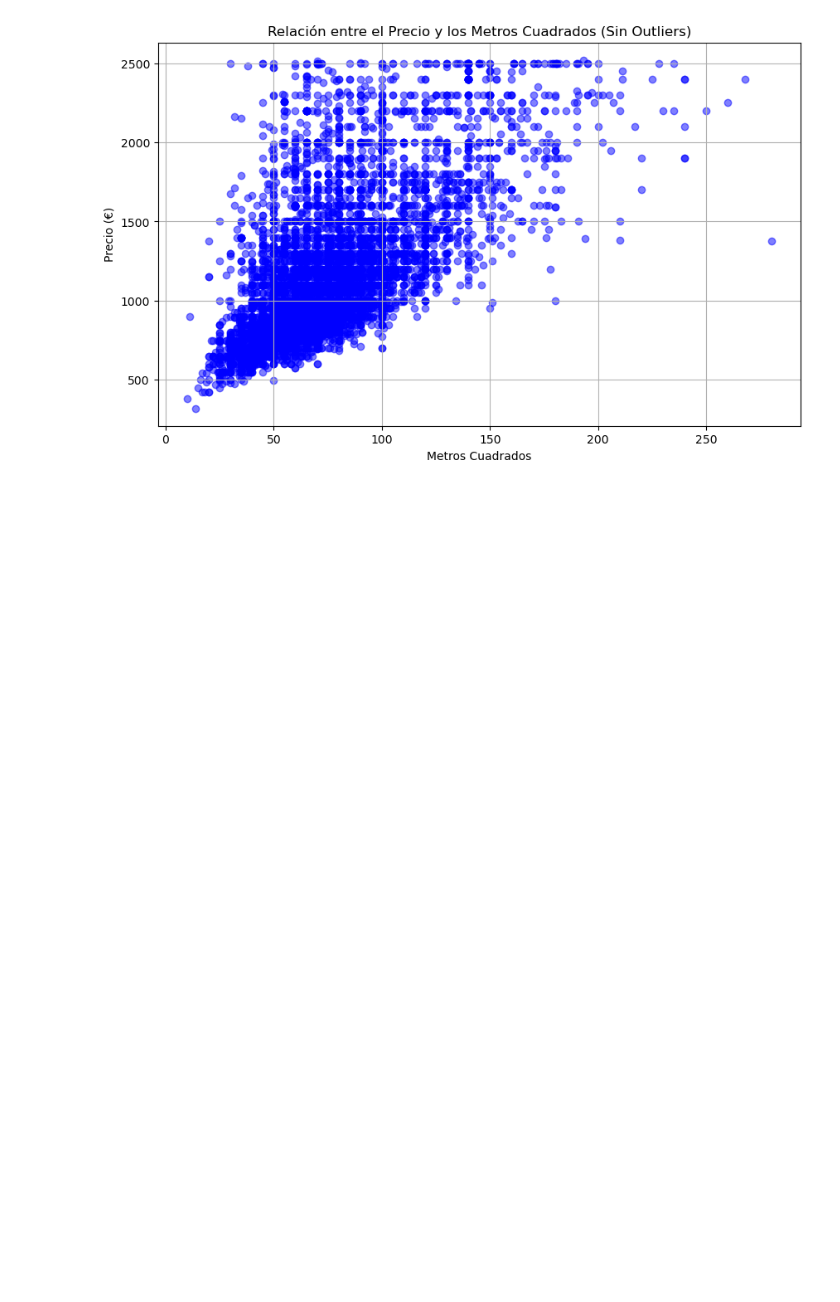
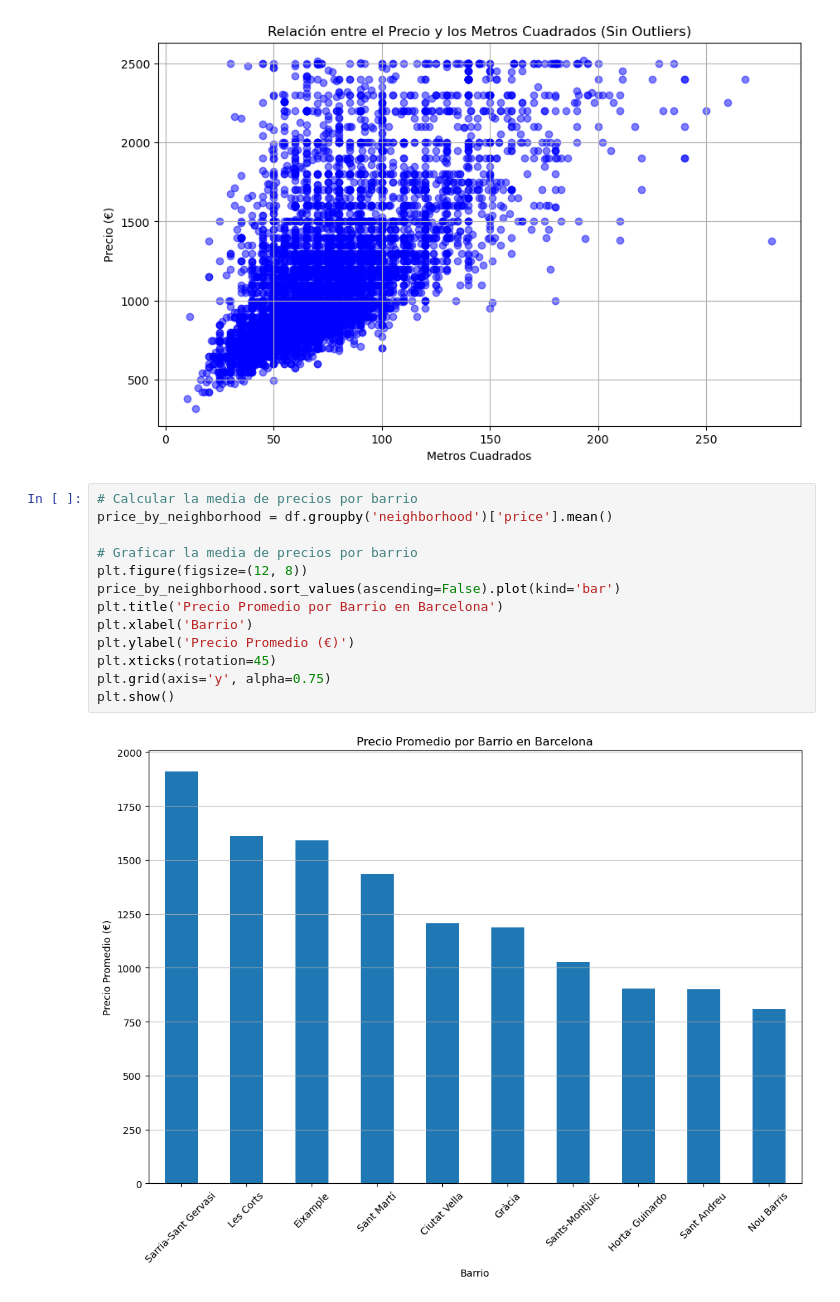
Before and after one commit to otrocarlosmartinez/PROJECT1, a Jupyter notebook: eda/EDA_guillem.ipynb, the cells around one changed output. Drawn from its saved outputs; the diff is of its cells as text; blank space fills up the shorter version.

```diff
--- a/main_guillem.ipynb
+++ b/eda/EDA_guillem.ipynb
@@ -295,3 +326,18 @@ plt.grid(True)
 plt.show()
 # %% [output]
 [figure]
+# %%
+# Calcular la media de precios por barrio
+price_by_neighborhood = df.groupby('neighborhood')['price'].mean()
+
+# Graficar la media de precios por barrio
+plt.figure(figsize=(12, 8))
+price_by_neighborhood.sort_values(ascending=False).plot(kind='bar')
+plt.title('Precio Promedio por Barrio en Barcelona')
+plt.xlabel('Barrio')
+plt.ylabel('Precio Promedio (€)')
+plt.xticks(rotation=45)
+plt.grid(axis='y', alpha=0.75)
+plt.show()
+# %% [output]
+[figure, added]
```
Also changed, not shown: parts of 5 cells of this notebook, 3 other files.
